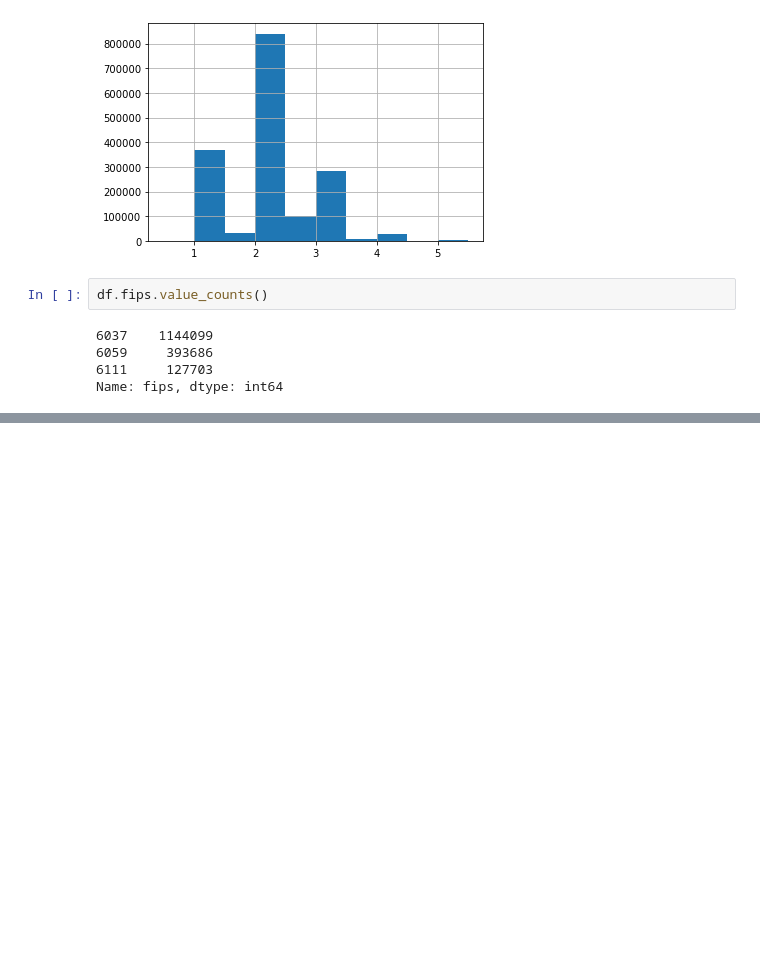
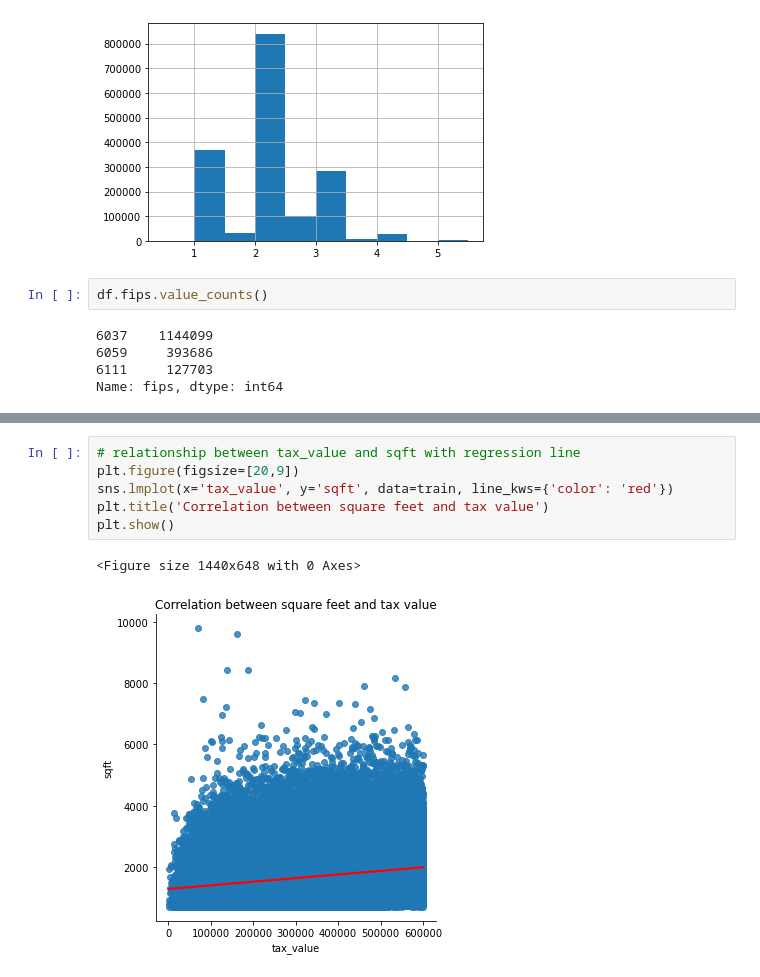
Before and after one commit to dashbringhurst/regression-exercises, a Jupyter notebook: explore.ipynb, the cells around one changed output, grey strips where cells are left out. Saved outputs shown, nothing was run; the diff lists cells and outputs as text; blank space fills up the shorter version.

```diff
--- a/explore.ipynb
+++ b/explore.ipynb
@@ -230,0 +198,9 @@ plt.show()
+# %%
+# relationship between tax_value and sqft with regression line
+plt.figure(figsize=[20,9])
+sns.lmplot(x='tax_value', y='sqft', data=train, line_kws={'color': 'red'})
+plt.title('Correlation between square feet and tax value')
+plt.show()
+# %% [output]
+<Figure size 1440x648 with 0 Axes>
+[figure, added]
```
Also changed, not shown: parts of 57 cells of this notebook.
